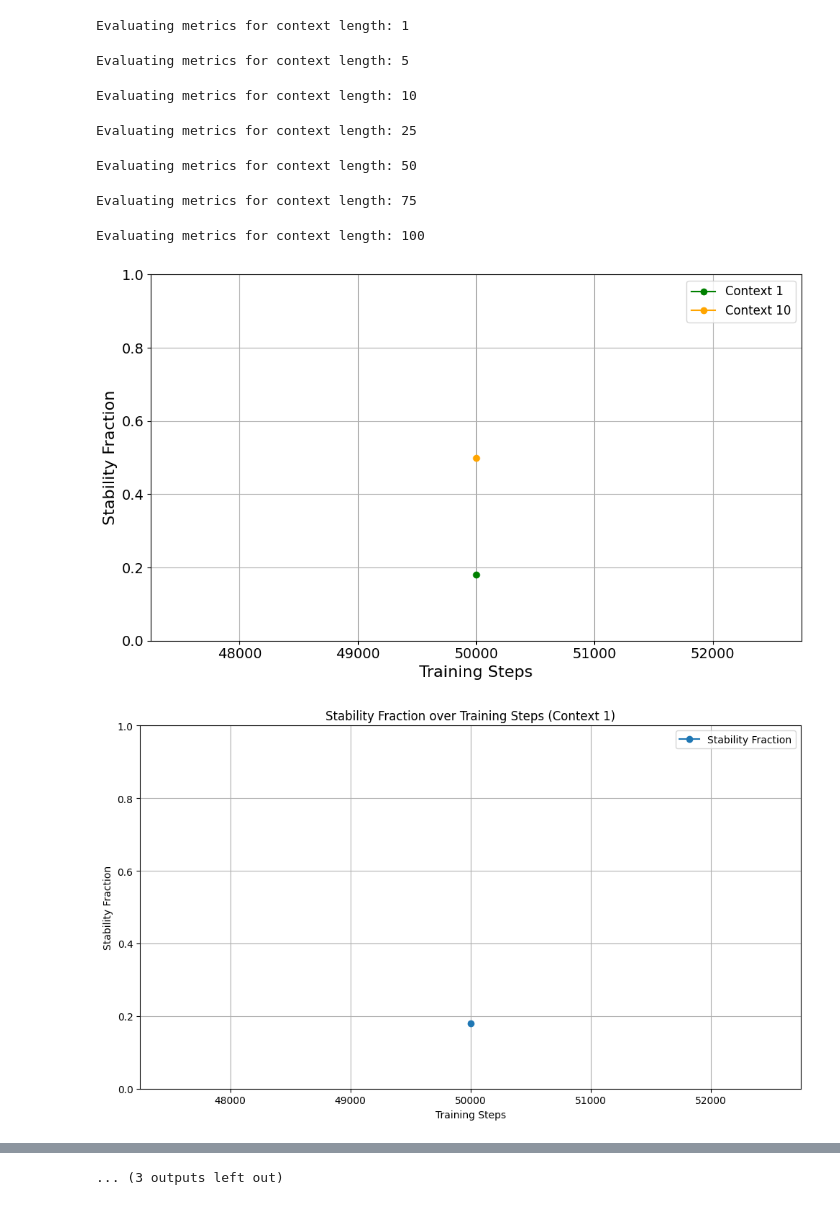
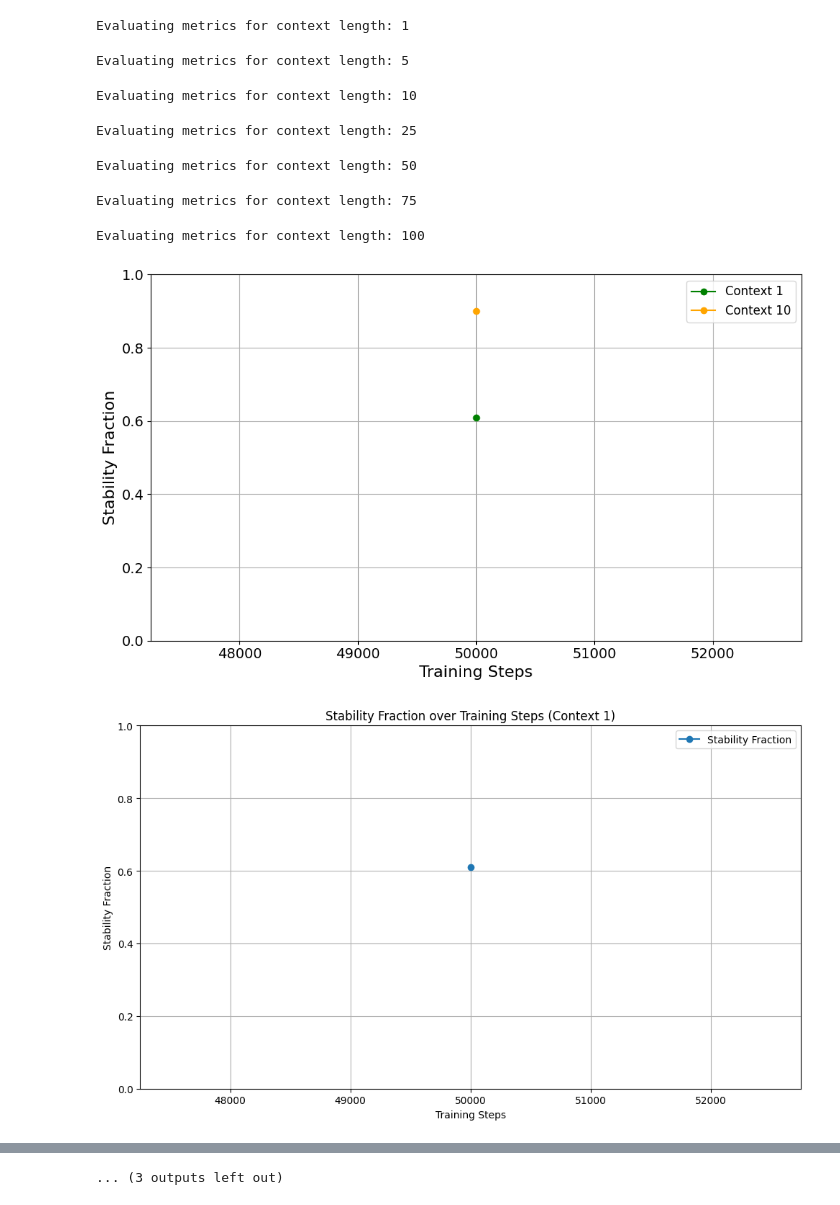
Before and after one commit to ebonyelsmith/transformer_control, a Jupyter notebook: evaluate_inference_acrobot.ipynb, the cells around one changed output, grey strips where cells are left out. Saved outputs shown, nothing was run; the diff lists cells and outputs as text; code cells hidden in the pictures.

Commit message:
plotting

```diff
--- a/evaluate_inference_acrobot.ipynb
+++ b/evaluate_inference_acrobot.ipynb
@@ -255,6 +255,48 @@ def stability_fraction_batch(predicted_states, K=20, threshold=0.1):
         # if np.all(distances < threshold):
         if np.all(np.abs(np.sin(final_states[:,0])) < 0.2) and np.all(np.abs(np.sin(final_states[:,1])) < 0.3):
             stable_count += 1
+    return stable_count / N
+
+def stability_fraction_batch_window(predicted_states, K=20, threshold_sin1=0.2, threshold_sin2=0.3):
+    """
+    Computes the fraction of systems that stabilized for at least K consecutive steps
+    at any point during the trajectory.
+    """
+    if isinstance(predicted_states, torch.Tensor):
+        predicted_states = predicted_states.cpu().numpy()
+
+    N, T, _ = predicted_states.shape
+    stable_count = 0
+
+    # 1. Pre-calculate the boolean stability mask for the entire batch
+    # We only care about the sin of the first two state variables
+    sin_theta1 = np.abs(np.sin(predicted_states[:, :, 0]))
+    sin_theta2 = np.abs(np.sin(predicted_states[:, :, 1]))
+
+    # Boolean array of shape (N, T): True if state at time t is "near" equilibrium
+    is_at_equilibrium = (sin_theta1 < threshold_sin1) & (sin_theta2 < threshold_sin2)
+
+    for i in range(N):
+        # 2. Find the longest contiguous block of True values
+        # We use a trick: diff() finds where the state changes from stable to unstable
+        row = is_at_equilibrium[i]
+
+        # Count consecutive True values
+        # This approach is efficient for finding if ANY window of size K exists
+        count = 0
+        max_consecutive = 0
+        for val in row:
+            if val:
+                count += 1
+                if count >= K:
+                    max_consecutive = count
+                    break # Optimization: we found a window, no need to keep looking
+            else:
+                count = 0
+
+        if max_consecutive >= K:
+            stable_count += 1
+
     return stable_count / N
 
 def stability_fraction_all_contexts_batch(predicted_states_dict, K=20, threshold=0.1):
@@ -445,7 +487,8 @@ for context in tqdm(contexts):
         # import pdb; pdb.set_trace()
         # swinging_compare_metrics = swinging_difference_batch(np.stack(ground_truth_control_labels), torch.stack(controls_data[context])[:,:,-1])
 
-        stability_fraction = stability_fraction_batch(pred_traj, K=10, threshold=0.3)
+        # stability_fraction = stability_fraction_batch(pred_traj, K=10, threshold=0.3)
+        stability_fraction = stability_fraction_batch_window(pred_traj, K=20, threshold_sin1=0.2, threshold_sin2=0.3)
         # plot trajs for debugging
         # plt.figure()
         # count = 0
@@ -630,32 +673,32 @@ for context in tqdm(contexts):
 
     # fig_select.suptitle('Acrobot: Stability Fraction vs Training Step for Select Context Lengths')
     # fig_select.tight_layout(rect=[0, 0, 1, 0.95])
     fig_select.tight_layout()
     output_dir = f'evaluate_inference_checkpoint_{model_run_id}_100systems_mode{mode}'
     # os.makedirs(output_dir, exist_ok=True)
 
     # fig_select.savefig(os.path.join(output_dir, f'stability_fraction_select_contexts_100systems_mode{mode}.png'))
     # fig_select.savefig(os.path.join(output_dir, f'stability_fraction_select_contexts_100systems_mode{mode}.pdf'), format='pdf', bbox_inches='tight')
     # plt.close(fig_select)
 
 
     ### sanity check, for systems that stabilized, see if considerable amt of time spend in lqr mode
     ### null model: see how ground truth controller performs if small noise is added to swingup as well as lqr (fair model to compare gpt to)
 
     # create folder and save subplots
     # output_dir = f'evaluate_inference_checkpoint_{model_run_id}_100systems'
     # os.makedirs(output_dir, exist_ok=True)
     # folder = f"context{context}_100systems"
     # os.makedirs(os.path.join(output_dir, folder), exist_ok=True)
     # fig.savefig(os.path.join(output_dir, f'all_metrics_context{context}_100systems_mode{mode}.png'))
     # fig.savefig(os.path.join(output_dir, f'stability_fraction_context{context}_100systems_mode{mode}.pdf'), format='pdf', bbox_inches='tight')
 # %% [output]
 Evaluating metrics for context length: 1
 Evaluating metrics for context length: 5
 Evaluating metrics for context length: 10
 Evaluating metrics for context length: 25
 Evaluating metrics for context length: 50
 Evaluating metrics for context length: 75
 Evaluating metrics for context length: 100
-[figure, old version]
+[figure, new version]
-[figure, old version]
+[figure, new version]
```
Also changed, not shown: parts of 4 cells of this notebook, 2 other files.
